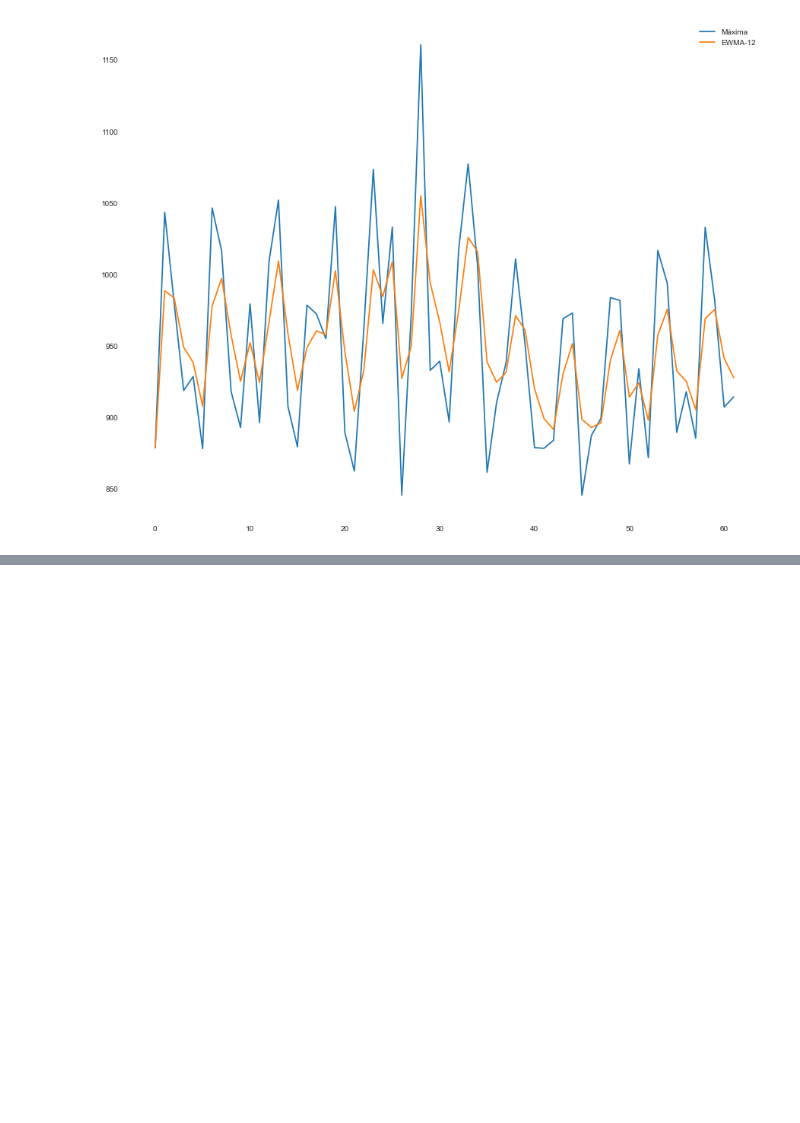
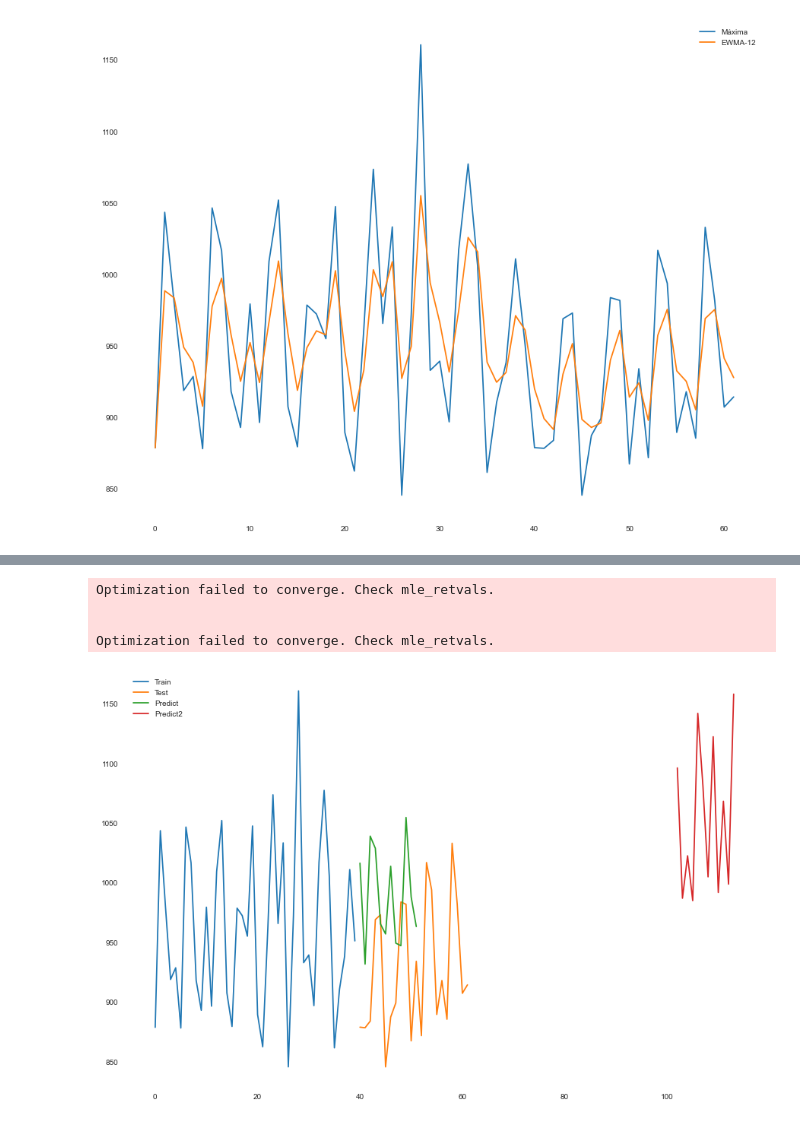
Before and after one commit to joaocamargo/TCC-PUCRS-2020, a Jupyter notebook: testes/Soja-Arima-LSTM-Copy1.ipynb, the cells around one changed output, grey strips where cells are left out. Drawn from its saved outputs; the diff is of its cells as text; code cells hidden in the pictures; blank space fills up the shorter version.

Commit message:
inicio forecasting

```diff
--- a/testes/Soja-Arima-LSTM-Copy1.ipynb
+++ b/testes/Soja-Arima-LSTM-Copy1.ipynb
@@ -324,3 +324,10 @@ df['EWMA-12'] = df['Máxima'].ewm(span=3).mean()
 df[['Máxima','EWMA-12']].plot(figsize=(15,12));
 # %% [output]
 [figure]
+# %%
+from statsmodels.tsa.holtwinters import ExponentialSmoothing
+train = df[0:40]
+test = df[40:]
+
+display(train.head(2))
+display(test.head(2))
@@ -326,0 +341,18 @@ df[['Máxima','EWMA-12']].plot(figsize=(15,12));
+# %%
+fittedModel = ExponentialSmoothing(train['Máxima'],trend='mul',seasonal='mul',seasonal_periods=12).fit()
+fittedModelTest = ExponentialSmoothing(test['Máxima'],trend='mul',seasonal='mul',seasonal_periods=12).fit()
+# %% [output]
+Optimization failed to converge. Check mle_retvals.
+
+
+Optimization failed to converge. Check mle_retvals.
+# %%
+test_predictions = fittedModel.forecast(12).rename('HW Forecast')
+train_predictions =  fittedModelTest.forecast(12).rename('HW Forecast2')
+# %%
+train['Máxima'].plot(legend=True,label='Train',figsize=(15,10))
+test['Máxima'].plot(legend=True,label='Test')
+test_predictions.plot(legend=True,label='Predict');
+train_predictions.plot(legend=True,label='Predict2');
+# %% [output]
+[figure, added]
```
Also changed, not shown: parts of 1 cell of this notebook.
